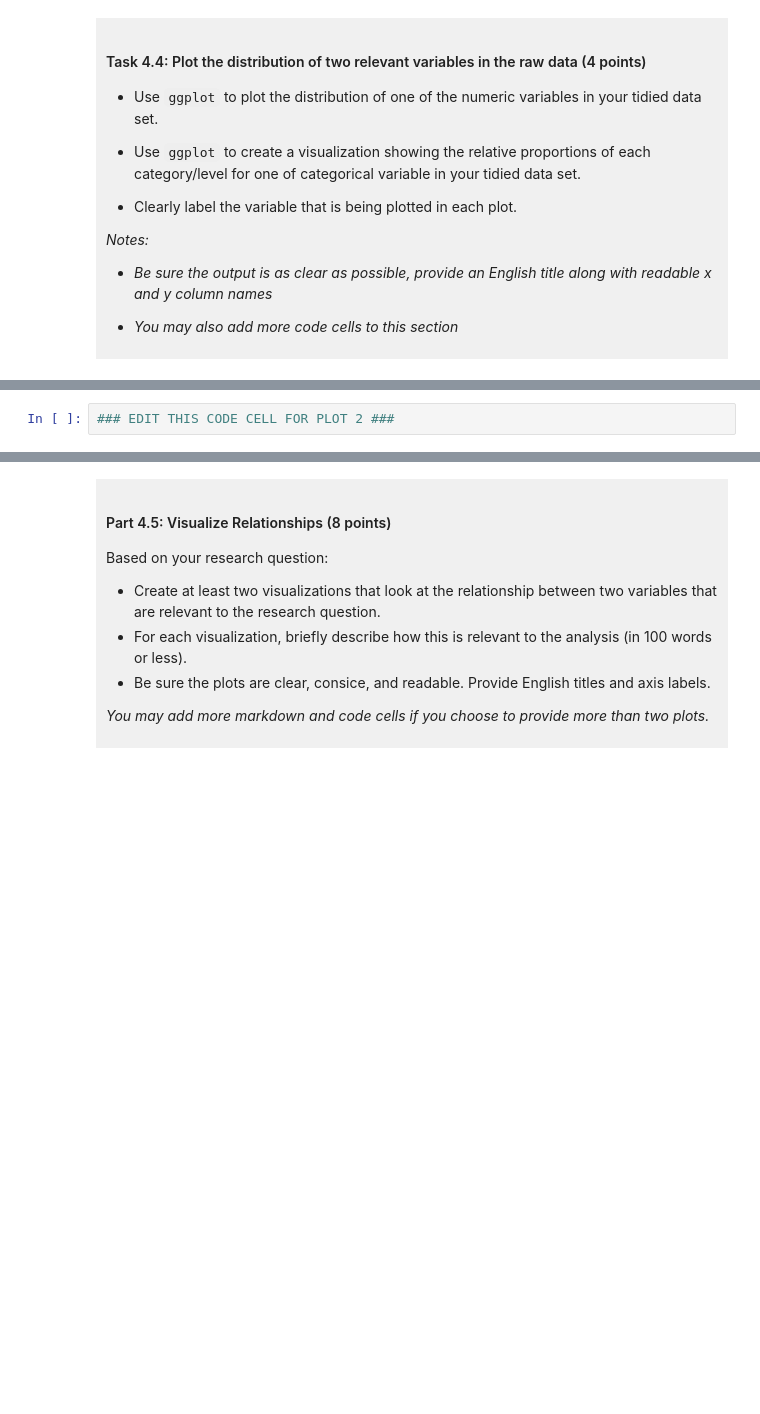
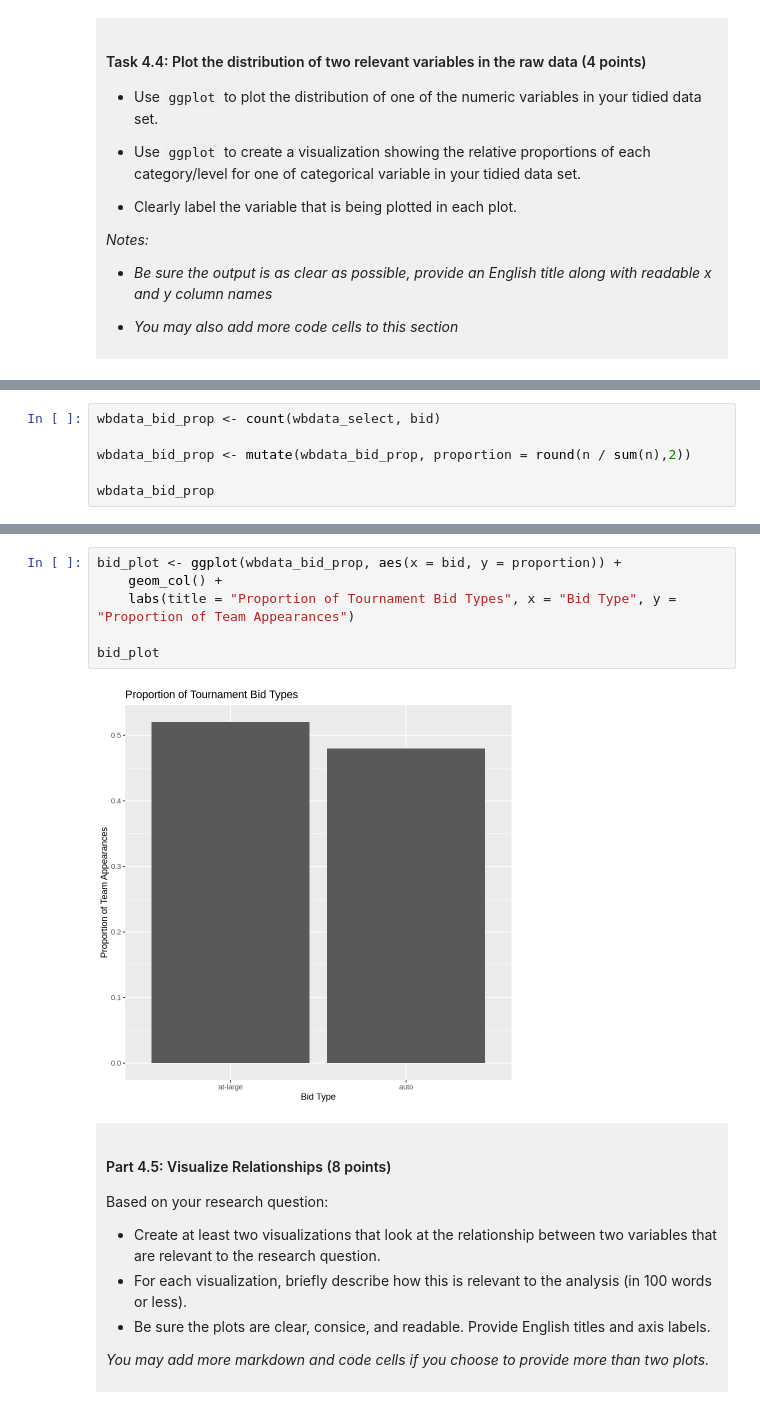
Before and after one commit to RoRioja01/dsci-100-project-rodrigo-rioja-buenfil, a Jupyter notebook: dsci-100-project-notebook.ipynb, the cells around one changed output, grey strips where cells are left out. Saved outputs shown, nothing was run; the diff lists cells and outputs as text; blank space fills up the shorter version.

```diff
--- a/dsci-100-project-notebook.ipynb
+++ b/dsci-100-project-notebook.ipynb
@@ -303,2 +346,6 @@ You will refine your research question (if needed) and produce a tidy data set.
 # %%
-### EDIT THIS CODE CELL FOR PLOT 2 ###
+wbdata_bid_prop <- count(wbdata_select, bid)
+
+wbdata_bid_prop <- mutate(wbdata_bid_prop, proportion = round(n / sum(n),2))
+
+wbdata_bid_prop
@@ -305,3 +358,11 @@ You will refine your research question (if needed) and produce a tidy data set.
+# %%
+bid_plot <- ggplot(wbdata_bid_prop, aes(x = bid, y = proportion)) +
+    geom_col() +
+    labs(title = "Proportion of Tournament Bid Types", x = "Bid Type", y = "Proportion of Team Appearances")
+
+bid_plot
+# %% [output]
+[figure, added]
 # %% [markdown]
 <div style="background-color: #f0f0f0; padding: 10px;">
 
```
Also changed, not shown: parts of 11 cells of this notebook.
